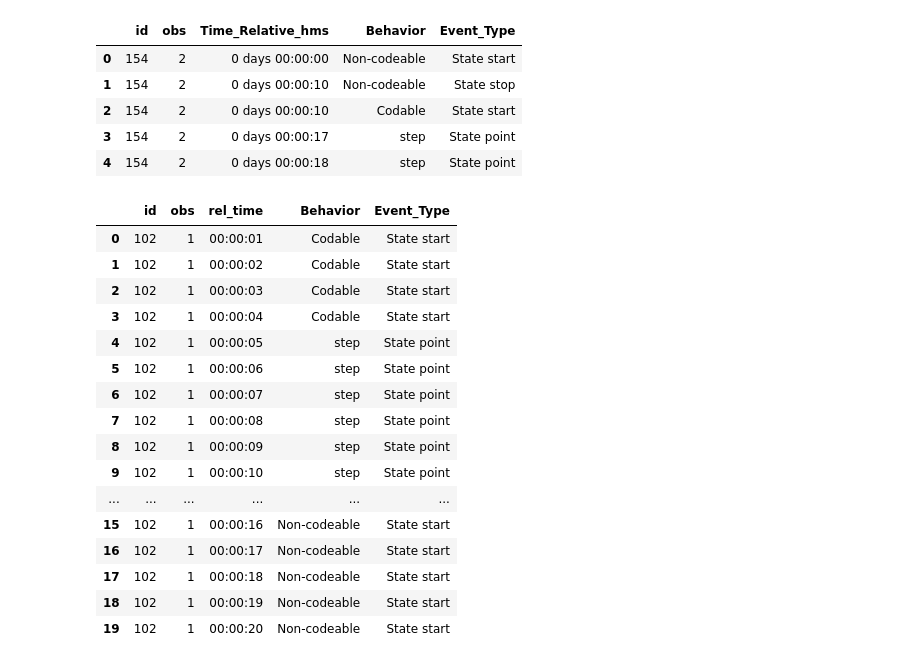
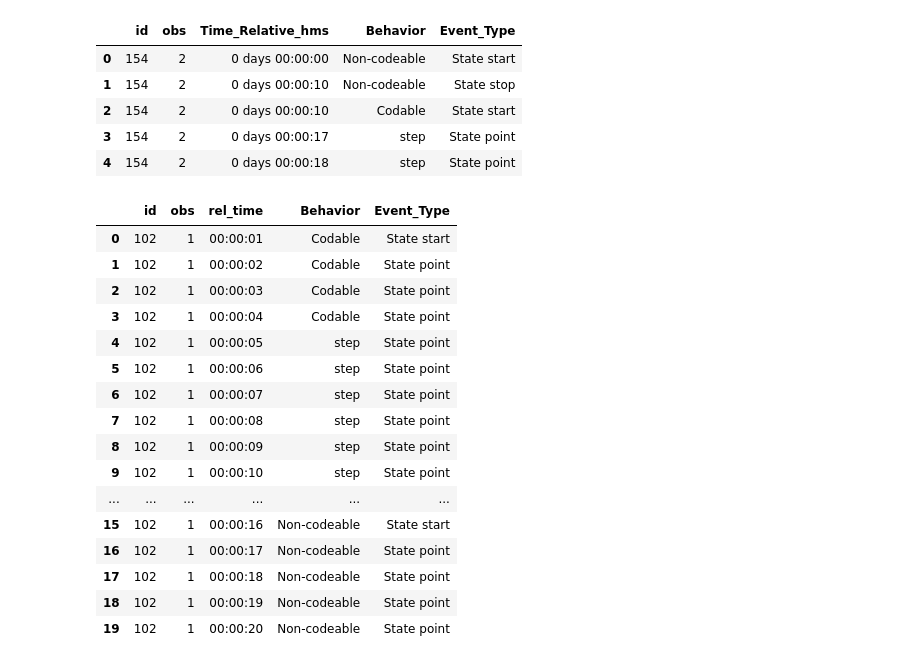
Before and after one commit to CameronWafer/WAVES, a Jupyter notebook: Steps Code/stepsExplore.ipynb, the cells around one changed output. Saved outputs shown, nothing was run; the diff lists cells and outputs as text; code cells hidden in the pictures.

```diff
--- a/Steps Code/stepsExplore.ipynb
+++ b/Steps Code/stepsExplore.ipynb
@@ -579,38 +579,40 @@ for (id_val, obs_val), group in combined_df.groupby(['id', 'obs']):
     complete_seconds = pd.DataFrame({
         'rel_time_seconds': range(min_sec, max_sec + 1),
         'id': id_val,
         'obs': obs_val
     })
 
     # Merge with existing data
     merged = complete_seconds.merge(
         group[['rel_time_seconds', 'Behavior', 'Event_Type']],
         on='rel_time_seconds',
         how='left'
     )
 
-    # Forward fill Behavior and Event_Type
+    # Forward fill Behavior
     merged['Behavior'] = merged['Behavior'].ffill()
-    merged['Event_Type'] = merged['Event_Type'].ffill()
+
+    # For Event_Type: keep original values where they exist, fill gaps with "State point"
+    merged['Event_Type'] = merged['Event_Type'].fillna('State point')
 
     filled_dfs.append(merged)
 
 # Combine all filled groups
 combined_df = pd.concat(filled_dfs, ignore_index=True)
 
 # Convert back to HH:MM:SS format
 combined_df['rel_time'] = combined_df['rel_time_seconds'].apply(seconds_to_time)
 
 # Drop the temporary seconds column and reorder columns
 combined_df = combined_df[['id', 'obs', 'rel_time', 'Behavior', 'Event_Type']]
 
 combined_df.head(20)
 # %% [output]
 |  | id | obs | rel_time | Behavior | Event_Type |
 | 0 | 102 | 1 | 00:00:01 | Codable | State start |
-| 1 | 102 | 1 | 00:00:02 | Codable | State start |
-| 2 | 102 | 1 | 00:00:03 | Codable | State start |
-| 3 | 102 | 1 | 00:00:04 | Codable | State start |
+| 1 | 102 | 1 | 00:00:02 | Codable | State point |
+| 2 | 102 | 1 | 00:00:03 | Codable | State point |
+| 3 | 102 | 1 | 00:00:04 | Codable | State point |
 | 4 | 102 | 1 | 00:00:05 | step | State point |
 | 5 | 102 | 1 | 00:00:06 | step | State point |
 | 6 | 102 | 1 | 00:00:07 | step | State point |
@@ -619,7 +621,7 @@ combined_df.head(20)
 | 9 | 102 | 1 | 00:00:10 | step | State point |
 | ... | ... | ... | ... | ... | ... |
 | 15 | 102 | 1 | 00:00:16 | Non-codeable | State start |
-| 16 | 102 | 1 | 00:00:17 | Non-codeable | State start |
-| 17 | 102 | 1 | 00:00:18 | Non-codeable | State start |
-| 18 | 102 | 1 | 00:00:19 | Non-codeable | State start |
-| 19 | 102 | 1 | 00:00:20 | Non-codeable | State start |
+| 16 | 102 | 1 | 00:00:17 | Non-codeable | State point |
+| 17 | 102 | 1 | 00:00:18 | Non-codeable | State point |
+| 18 | 102 | 1 | 00:00:19 | Non-codeable | State point |
+| 19 | 102 | 1 | 00:00:20 | Non-codeable | State point |
```
Also changed, not shown: 47 other files.
